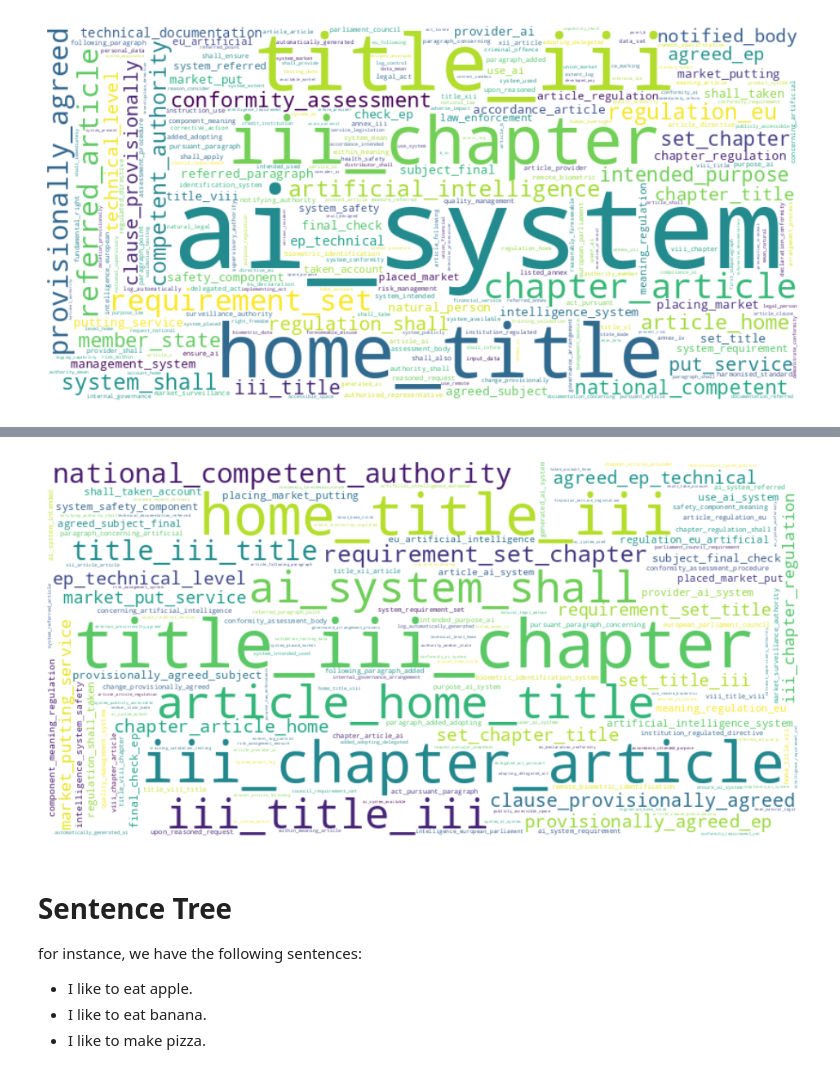
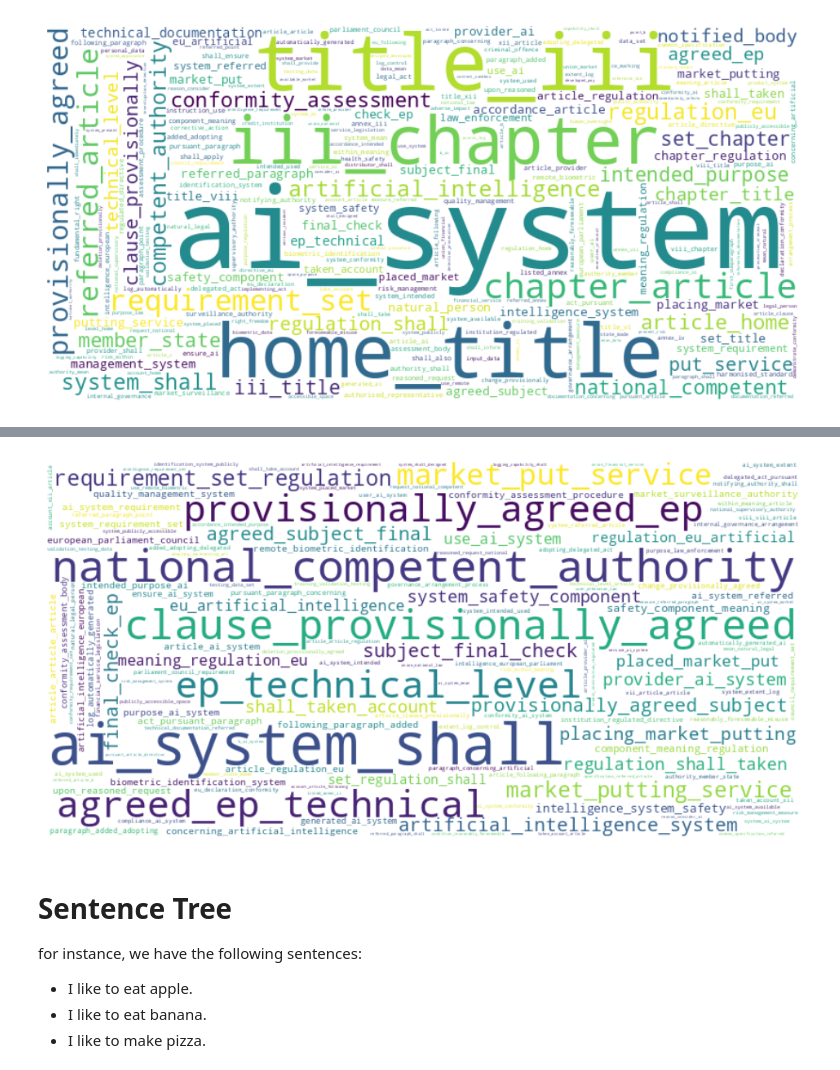
Before and after one commit to kkasra12/act_visualization, a Jupyter notebook: main.ipynb, the cells around one changed output, grey strips where cells are left out. Saved outputs shown, nothing was run; the diff lists cells and outputs as text; code cells hidden in the pictures.

```diff
--- a/main.ipynb
+++ b/main.ipynb
@@ -781,0 +903,19 @@ plt.show()
+# %%
+filtered_words = {
+    "chapter",
+    "title",
+    "home",
+    "iii"}
+
+frequent_bigrams = find_n_grams([w for w in stemmed_words if w not in filtered_words], 2)
+frequent_bigrams = (
+    frequent_bigrams.to_frame().reset_index().rename(columns={"index": "bigram"})
+)
+frequent_bigrams["bigram"] = frequent_bigrams["bigram"].str.join("_")
+
+wc = WordCloud(background_color="white", max_words=1000, width=800, height=400)
+wc.generate_from_frequencies(frequent_bigrams.set_index("bigram").to_dict()["count"])
+plt.figure(figsize=(12, 6))
+plt.imshow(wc, interpolation="bilinear")
+plt.axis("off")
+plt.show()
@@ -782,21 +924,21 @@ plt.show()
 # %%
-frequent_threegrams = find_n_grams(stemmed_words, 3)
+frequent_threegrams = find_n_grams([w for w in stemmed_words if w not in filtered_words], 3)
 frequent_threegrams = (
     frequent_threegrams.to_frame().reset_index().rename(columns={"index": "threegram"})
 )
 frequent_threegrams["threegram"] = frequent_threegrams["threegram"].str.join("_")
 frequent_threegrams.set_index("threegram").to_dict()["count"]
 
 wc = WordCloud(background_color="white", max_words=1000, width=800, height=400)
 wc.generate_from_frequencies(
     frequent_threegrams.set_index("threegram").to_dict()["count"]
 )
 plt.figure(figsize=(12, 6))
 plt.imshow(wc, interpolation="bilinear")
 plt.axis("off")
 plt.show()
 # %% [output]
-[figure, old version]
+[figure, new version]
 # %% [markdown]
 # Sentence Tree
 
```
Also changed, not shown: parts of 36 cells of this notebook, 6 other files.
